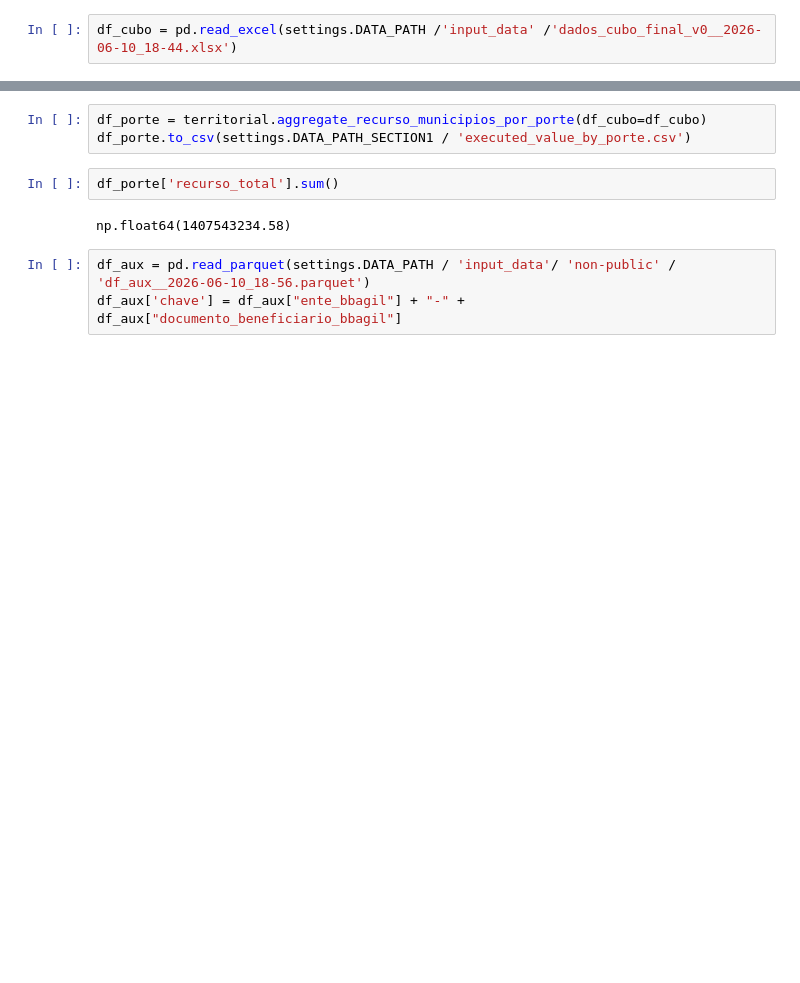
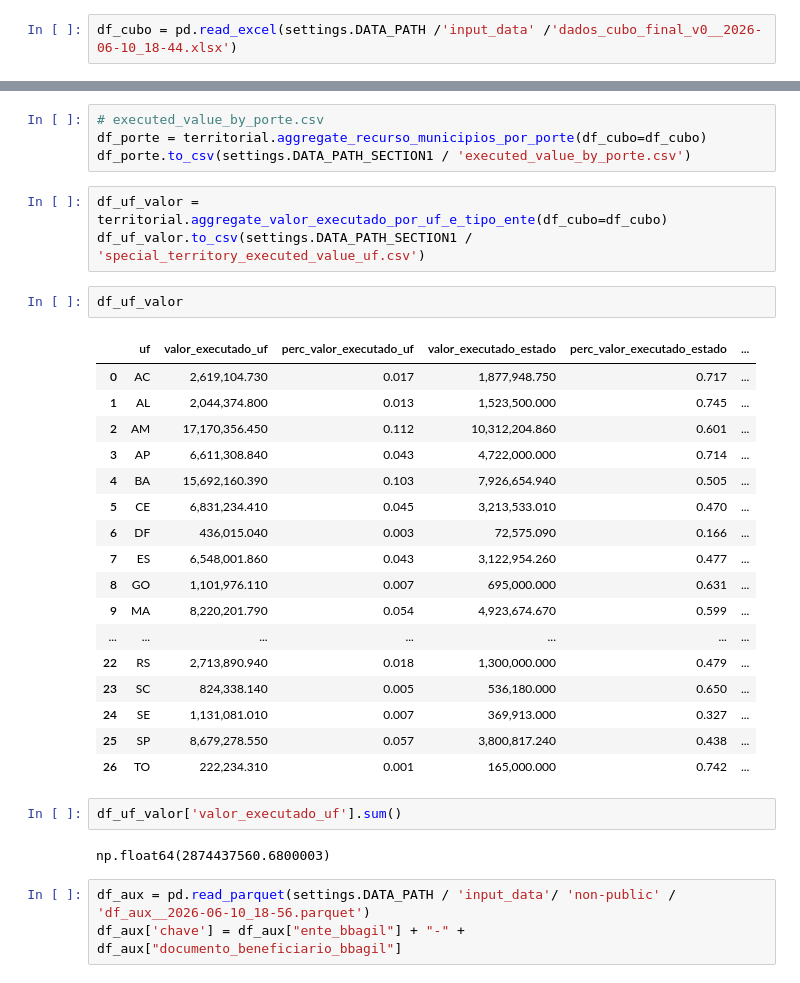
Before and after one commit to SGE-Subsecretaria-de-Gestao-Estrategica/pnab-data-vis, a Jupyter notebook: src/notebooks/v2_gabriel_create_csv.ipynb, the cells around one changed output, grey strips where cells are left out. Saved outputs shown, nothing was run; the diff lists cells and outputs as text; blank space fills up the shorter version.

```diff
--- a/src/notebooks/v2_gabriel_create_csv.ipynb
+++ b/src/notebooks/v2_gabriel_create_csv.ipynb
@@ -30,10 +36,34 @@ df_cubo = pd.read_excel(settings.DATA_PATH /'input_data' /'dados_cubo_final_v0__
 # %%
+# executed_value_by_porte.csv
 df_porte = territorial.aggregate_recurso_municipios_por_porte(df_cubo=df_cubo)
 df_porte.to_csv(settings.DATA_PATH_SECTION1 / 'executed_value_by_porte.csv')
-# %%
-df_porte['recurso_total'].sum()
-# %% [output]
-np.float64(1407543234.58)
+# %%
+df_uf_valor = territorial.aggregate_valor_executado_por_uf_e_tipo_ente(df_cubo=df_cubo)
+df_uf_valor.to_csv(settings.DATA_PATH_SECTION1 / 'special_territory_executed_value_uf.csv')
+# %%
+df_uf_valor
+# %% [output]
+|  | uf | valor_executado_uf | perc_valor_executado_uf | valor_executado_estado | perc_valor_executado_estado | ... |
+| 0 | AC | 2,619,104.730 | 0.017 | 1,877,948.750 | 0.717 | ... |
+| 1 | AL | 2,044,374.800 | 0.013 | 1,523,500.000 | 0.745 | ... |
+| 2 | AM | 17,170,356.450 | 0.112 | 10,312,204.860 | 0.601 | ... |
+| 3 | AP | 6,611,308.840 | 0.043 | 4,722,000.000 | 0.714 | ... |
+| 4 | BA | 15,692,160.390 | 0.103 | 7,926,654.940 | 0.505 | ... |
+| 5 | CE | 6,831,234.410 | 0.045 | 3,213,533.010 | 0.470 | ... |
+| 6 | DF | 436,015.040 | 0.003 | 72,575.090 | 0.166 | ... |
+| 7 | ES | 6,548,001.860 | 0.043 | 3,122,954.260 | 0.477 | ... |
+| 8 | GO | 1,101,976.110 | 0.007 | 695,000.000 | 0.631 | ... |
+| 9 | MA | 8,220,201.790 | 0.054 | 4,923,674.670 | 0.599 | ... |
+| ... | ... | ... | ... | ... | ... | ... |
+| 22 | RS | 2,713,890.940 | 0.018 | 1,300,000.000 | 0.479 | ... |
+| 23 | SC | 824,338.140 | 0.005 | 536,180.000 | 0.650 | ... |
+| 24 | SE | 1,131,081.010 | 0.007 | 369,913.000 | 0.327 | ... |
+| 25 | SP | 8,679,278.550 | 0.057 | 3,800,817.240 | 0.438 | ... |
+| 26 | TO | 222,234.310 | 0.001 | 165,000.000 | 0.742 | ... |
+# %%
+df_uf_valor['valor_executado_uf'].sum()
+# %% [output]
+np.float64(2874437560.6800003)
 # %%
 df_aux = pd.read_parquet(settings.DATA_PATH / 'input_data'/ 'non-public' / 'df_aux__2026-06-10_18-56.parquet')
 df_aux['chave'] = df_aux["ente_bbagil"] + "-" + df_aux["documento_beneficiario_bbagil"]
```
Also changed, not shown: parts of 5 cells of this notebook, 2 other files.
